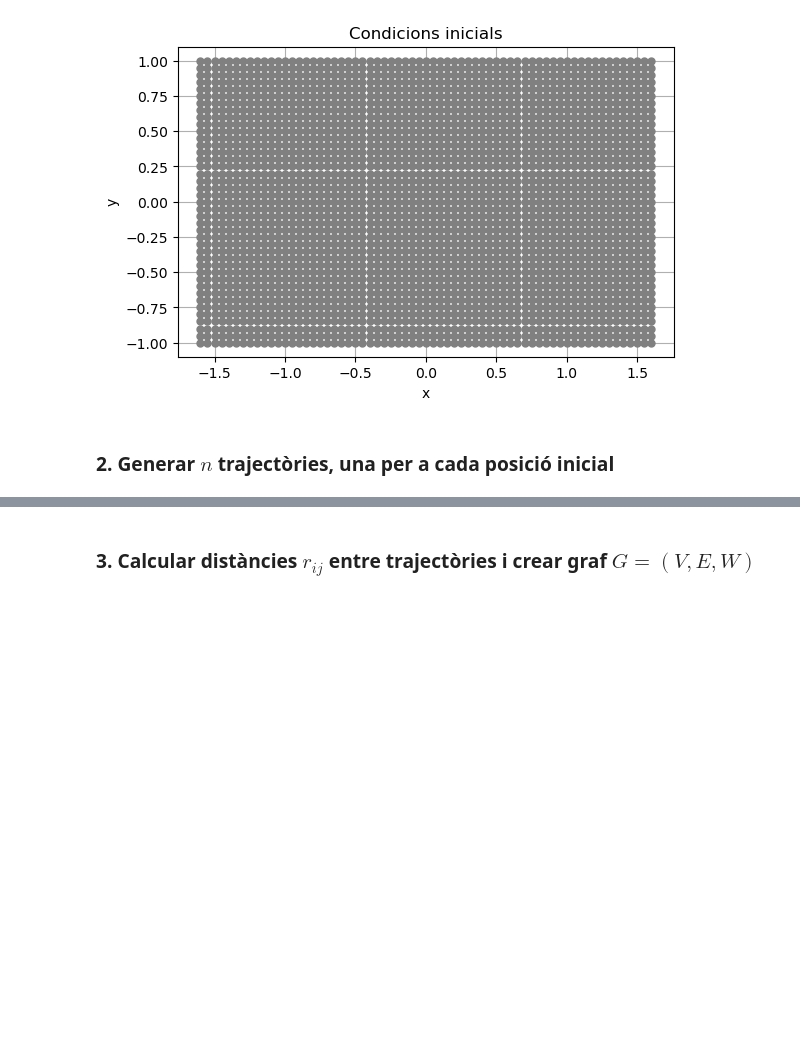
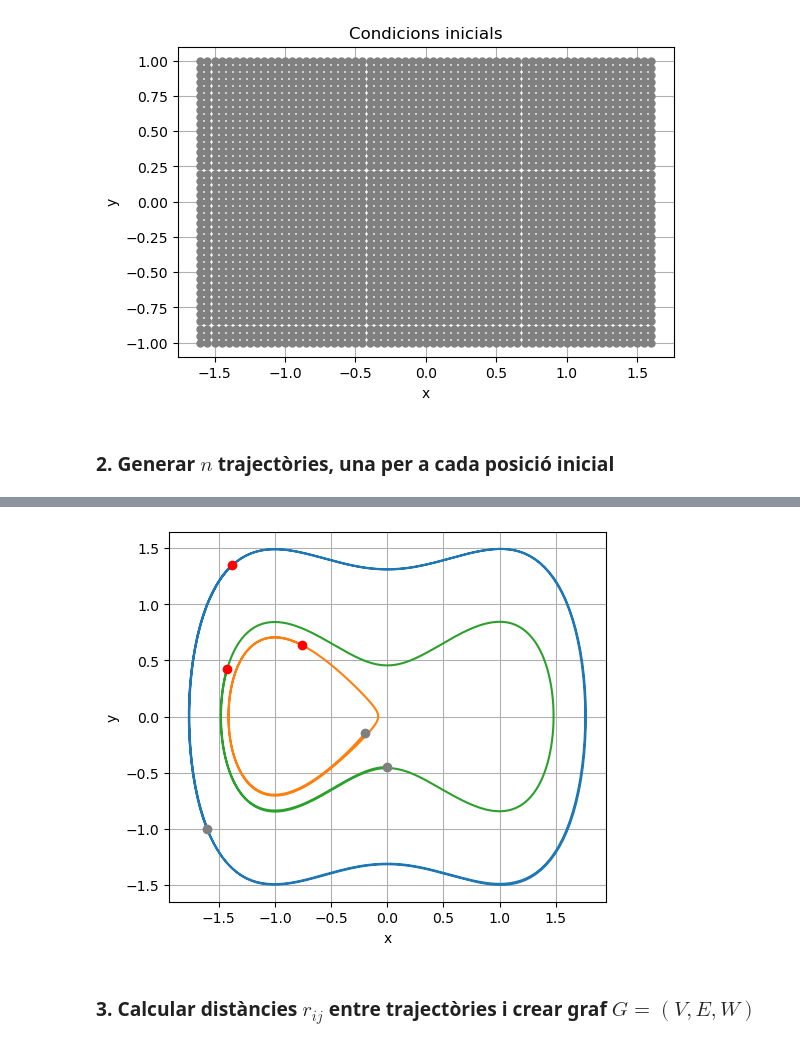
Before and after one commit to victor-lopz/spectral-clustering, a Jupyter notebook: clustering/duffing.ipynb, the cells around one changed output, grey strips where cells are left out. Saved outputs shown, nothing was run; the diff lists cells and outputs as text; code cells hidden in the pictures; blank space fills up the shorter version.

```diff
--- a/clustering/duffing.ipynb
+++ b/clustering/duffing.ipynb
@@ -218,3 +216,8 @@ print("(Num trajectories, t_steps, dimensio) =", trajectories.shape)
+# %%
+exemples = np.array((trajectories[0], trajectories[1165], trajectories[1323]))
+grafica_trajectories(exemples)
+# %% [output]
+[figure, added]
 # %% [markdown]
 ### 3. Calcular distàncies $r_{ij}$ entre trajectòries i crear graf $G = (V, E, W)$
 # %% [markdown]
```
Also changed, not shown: parts of 22 cells of this notebook.
